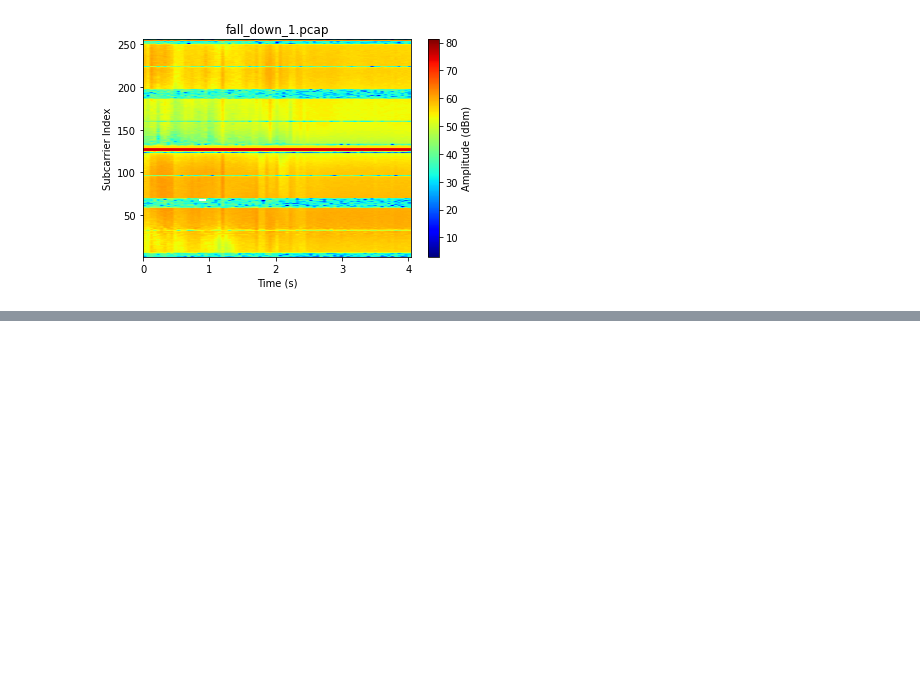
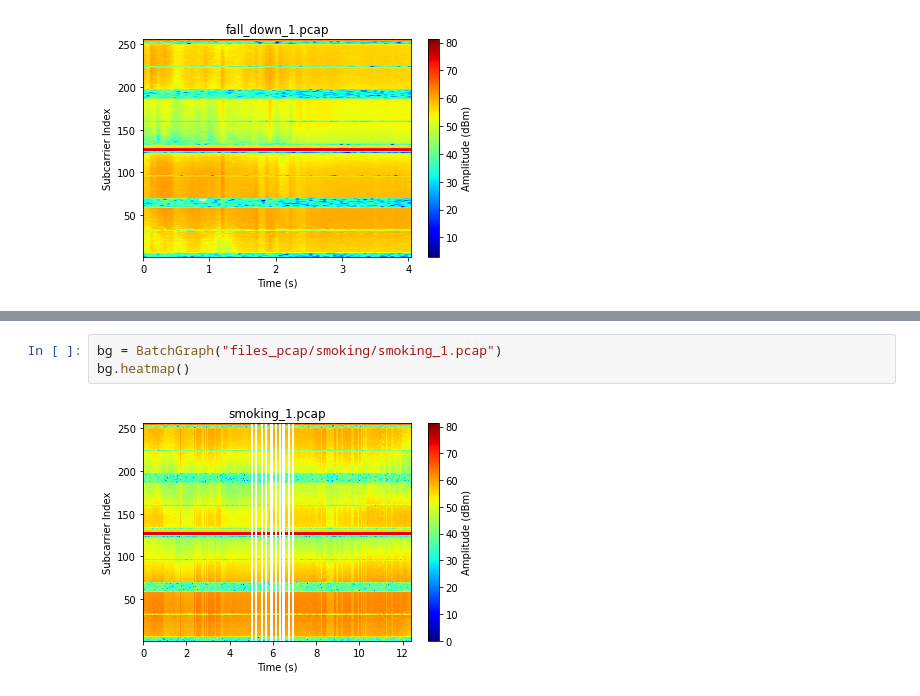
Before and after one commit to srk-practicum/2022-knu-wmi, a Jupyter notebook: Amplitude_heatmap.ipynb, the cells around one changed output, grey strips where cells are left out. Drawn from its saved outputs; the diff is of its cells as text; blank space fills up the shorter version.

```diff
--- a/Amplitude_heatmap.ipynb
+++ b/Amplitude_heatmap.ipynb
@@ -6,0 +22,5 @@ bg.heatmap()
+# %%
+bg = BatchGraph("files_pcap/smoking/smoking_1.pcap")
+bg.heatmap()
+# %% [output]
+[figure, added]
```
Also changed, not shown: parts of 5 cells of this notebook.
